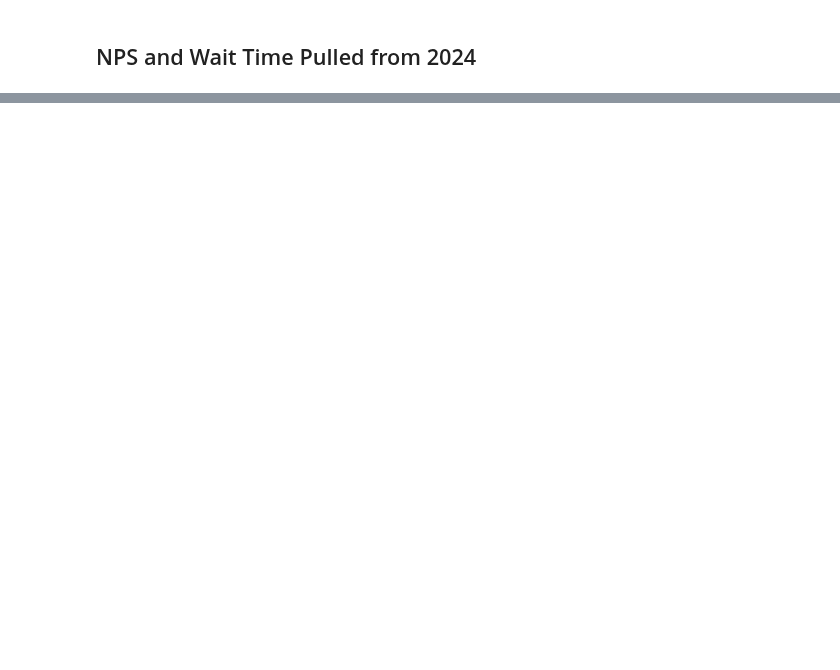
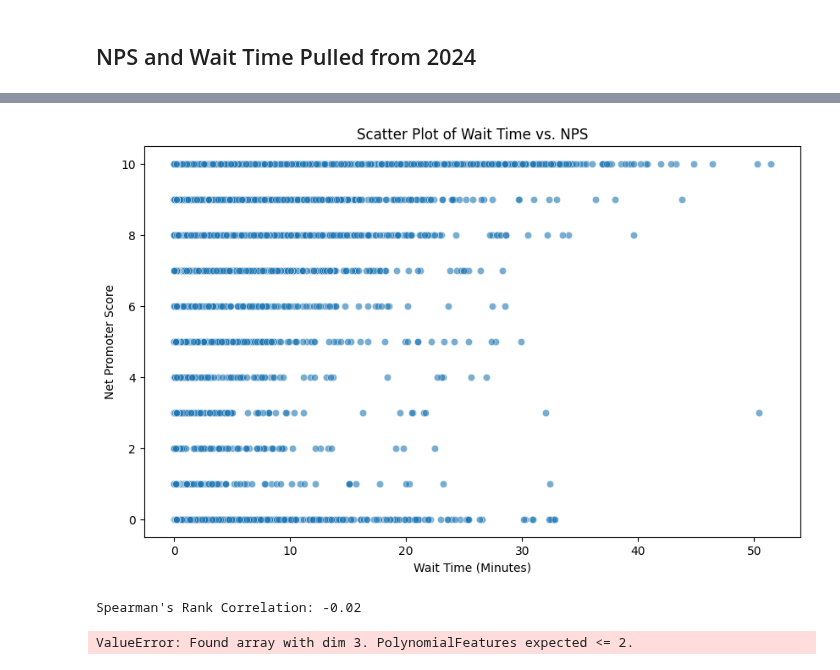
Before and after one commit to jpadron1/Ad-Hoc, a Jupyter notebook: AWT vs. NPS.ipynb, the cells around one changed output, grey strips where cells are left out. Saved outputs shown, nothing was run; the diff lists cells and outputs as text; code cells hidden in the pictures; blank space fills up the shorter version.

```diff
--- a/AWT vs. NPS.ipynb
+++ b/AWT vs. NPS.ipynb
@@ -26,0 +28,78 @@ Passing `palette` without assigning `hue` is deprecated and will be removed in v
+# %%
+from sklearn.linear_model import LinearRegression
+from sklearn.preprocessing import PolynomialFeatures  # Correct import
+from scipy.optimize import fsolve
+from scipy.stats import spearmanr  # Import spearmanr
+import matplotlib.pyplot as plt
+import seaborn as sns
+import pandas as pd
+import numpy as np
+
+# Load the data
+data = pd.read_csv('AWT vs. NPS v2.csv')  # Replace with your actual file path
+
+# Normalize WAIT_TIME to minutes if it's in seconds
+data['WAIT_TIME_MINUTES'] = data['WAIT_TIME'] / 60
+
+# Transform NPS to reduce skewness (optional: log transformation or grouping NPS into Detractors, Passives, Promoters)
+data['NPS_GROUP'] = pd.cut(data['NET_PROMOTER_SCORE'], bins=[-np.inf, 6, 8, np.inf], labels=['Detractor', 'Passive', 'Promoter'])
+
+# 1. Visualize the relationship between Wait Time and NPS
+plt.figure(figsize=(10, 6))
+sns.scatterplot(x='WAIT_TIME_MINUTES', y='NET_PROMOTER_SCORE', data=data, alpha=0.6)
+plt.title('Scatter Plot of Wait Time vs. NPS')
+plt.xlabel('Wait Time (Minutes)')
+plt.ylabel('Net Promoter Score')
+plt.show()
+
+# 2. Spearman’s Rank Correlation to check the relationship between Wait Time and NPS
+corr, _ = spearmanr(data['WAIT_TIME_MINUTES'], data['NET_PROMOTER_SCORE'])
+print(f"Spearman's Rank Correlation: {corr:.2f}")
+
+# 3. Fit Linear Regression Model
+X = data[['WAIT_TIME_MINUTES']]
+y = data['NET_PROMOTER_SCORE']
+linear_model = LinearRegression()
+linear_model.fit(X, y)
+
+# 4. Polynomial Regression Model (degree=2)
+poly = PolynomialFeatures(degree=2)
+X_poly = poly.fit_transform(data[['WAIT_TIME_MINUTES']])
+poly_model = LinearRegression()
+poly_model.fit(X_poly, y)
+
+# 5. Find the tipping point where NPS drops below 80 using fsolve
+def tipping_point_poly(poly_model, poly, target=80):
+    def equation(x):
+        transformed_input = poly.transform([[x]])  # Transform input
+        return poly_model.predict(transformed_input)[0] - target  # NPS = 80
+
+    tipping_point = fsolve(equation, 5)  # Initial guess: 5 minutes
+    return tipping_point[0]
+
+tipping_point_poly_value = tipping_point_poly(poly_model, poly)
+print(f"Tipping Point (Polynomial Regression): {tipping_point_poly_value:.2f} minutes")
+
+# 6. Plotting Results
+plt.figure(figsize=(10, 6))
+sns.scatterplot(x='WAIT_TIME_MINUTES', y='NET_PROMOTER_SCORE', data=data, color='blue', label='Data Points')
+
+# Plot Linear Regression
+plt.plot(data['WAIT_TIME_MINUTES'], linear_model.predict(X), color='red', label='Linear Regression')
+
+# Plot Polynomial Regression
+X_range = np.linspace(min(data['WAIT_TIME_MINUTES']), max(data['WAIT_TIME_MINUTES']), 100).reshape(-1, 1)
+plt.plot(X_range, poly_model.predict(poly.transform(X_range)), color='green', label='Polynomial Regression')
+
+# Add Tipping Point Line
+plt.axvline(x=tipping_point_poly_value, color='purple', linestyle='--', label=f'Tipping Point: {tipping_point_poly_value:.2f} min')
+
+plt.title('Wait Time vs NPS with Tipping Point', fontsize=16)
+plt.xlabel('Wait Time (Minutes)', fontsize=12)
+plt.ylabel('Net Promoter Score', fontsize=12)
+plt.legend()
+plt.show()
+# %% [output]
+[figure, added]
+Spearman's Rank Correlation: -0.02
+ValueError: Found array with dim 3. PolynomialFeatures expected <= 2.
```
Also changed, not shown: parts of 2 cells of this notebook.
